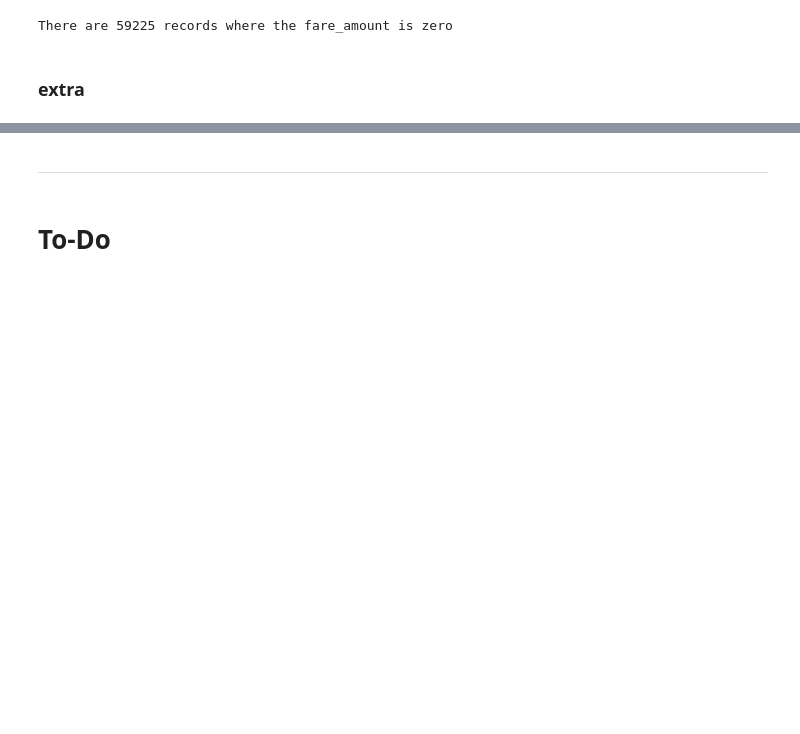
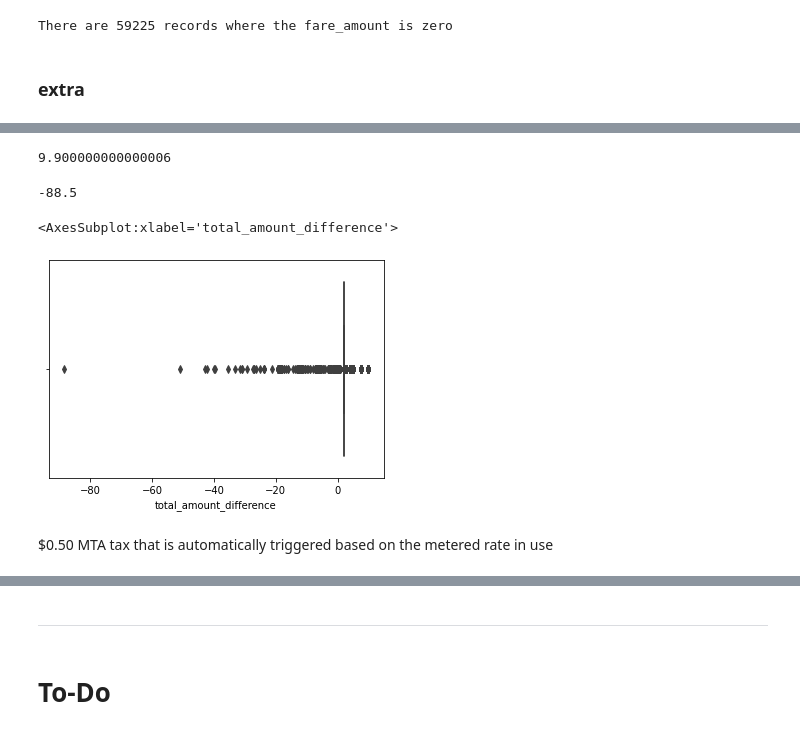
Before and after one commit to rayeess/NYC-Taxi-Trips, a Jupyter notebook: Data Cleaning.ipynb, the cells around one changed output, grey strips where cells are left out. Drawn from its saved outputs; the diff is of its cells as text; code cells hidden in the pictures; blank space fills up the shorter version.

Commit message:
Using total_amount to check other charges

```diff
--- a/Data Cleaning.ipynb
+++ b/Data Cleaning.ipynb
@@ -911,0 +912,2 @@ taxi_trips['congestion_surcharge'] = taxi_trips['congestion_surcharge'].abs()
+# %%
+taxi_trips['congestion_surcharge'].fillna(value=0.0, inplace=True)
@@ -911,0 +918,2 @@ taxi_trips['congestion_surcharge'] = taxi_trips['congestion_surcharge'].abs()
+# %%
+taxi_trips['total_amount_check'] = (taxi_trips['fare_amount'] + taxi_trips['improvement_surcharge'] + taxi_trips['tolls_amount'] + taxi_trips['tip_amount'] + taxi_trips['mta_tax'] + taxi_trips['extra'] + taxi_trips['congestion_surcharge']).round(2)
@@ -911,0 +924,3 @@ taxi_trips['congestion_surcharge'] = taxi_trips['congestion_surcharge'].abs()
+# %%
+# Does total_amount match with total_amount_check?
+taxi_trips['total_amount_match?'] = np.where(taxi_trips['total_amount'] == taxi_trips['total_amount_check'], 'Match', 'No Match')
@@ -911,0 +949,4 @@ taxi_trips['congestion_surcharge'] = taxi_trips['congestion_surcharge'].abs()
+# %%
+total_amount_no_match = taxi_trips.loc[taxi_trips['total_amount_match?']=='No Match', ['lpep_pickup_datetime','lpep_dropoff_datetime','PU_Zone','DO_Zone','fare_amount','extra','mta_tax','tip_amount','tolls_amount','improvement_surcharge','congestion_surcharge','total_amount','total_amount_check']]
+
+total_amount_no_match['total_amount_difference'] = total_amount_no_match['total_amount'] - total_amount_no_match['total_amount_check']
@@ -911,0 +1103,15 @@ taxi_trips['congestion_surcharge'] = taxi_trips['congestion_surcharge'].abs()
+# %%
+total_amount_no_match['total_amount_difference'].max()
+# %% [output]
+9.900000000000006
+# %%
+total_amount_no_match['total_amount_difference'].min()
+# %% [output]
+-88.5
+# %%
+sns.boxplot(total_amount_no_match['total_amount_difference'])
+# %% [output]
+<AxesSubplot:xlabel='total_amount_difference'>
+[figure, added]
+# %% [markdown]
+$0.50 MTA tax that is automatically triggered based on the metered rate in use
```
Also changed, not shown: parts of 132 cells of this notebook, 1 other file.
